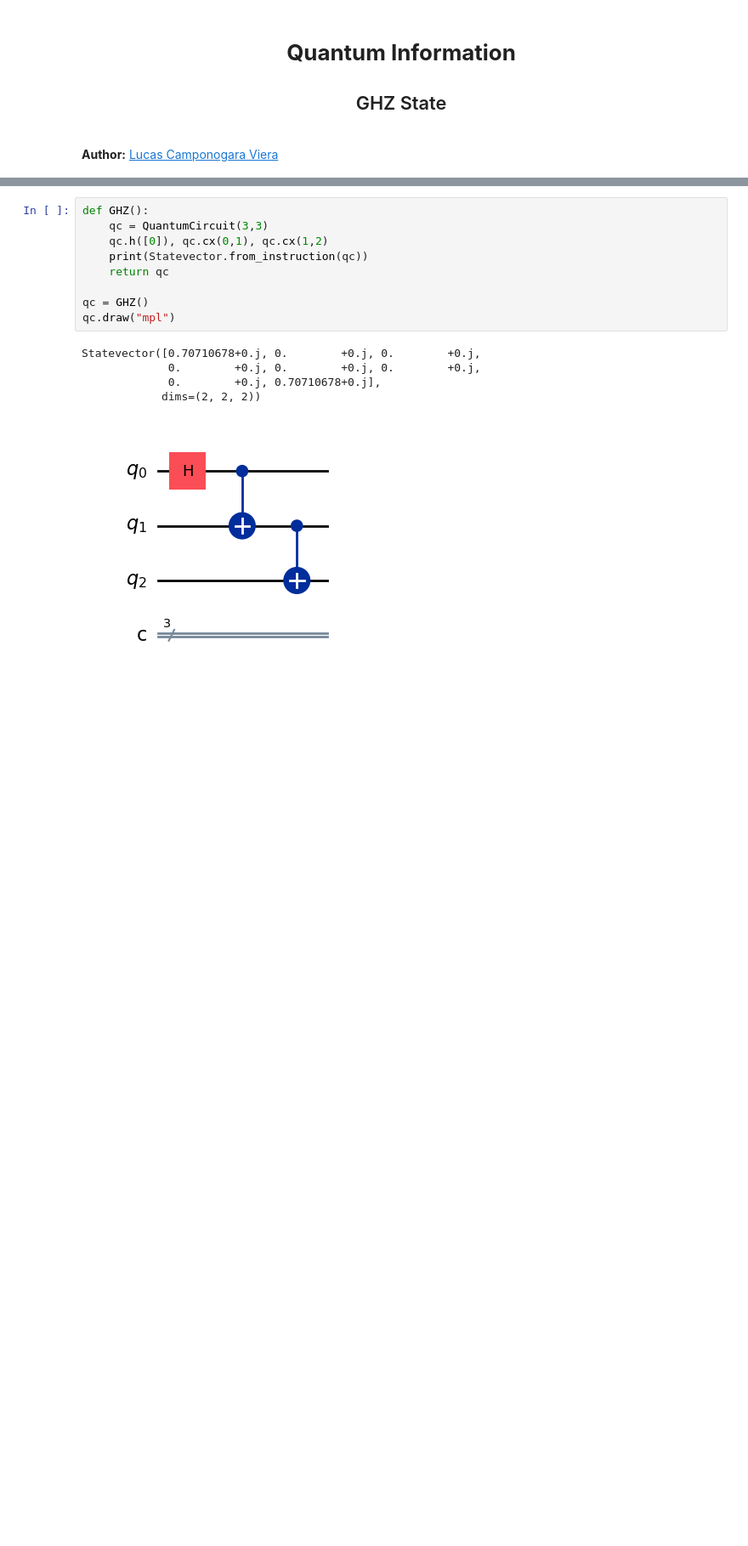
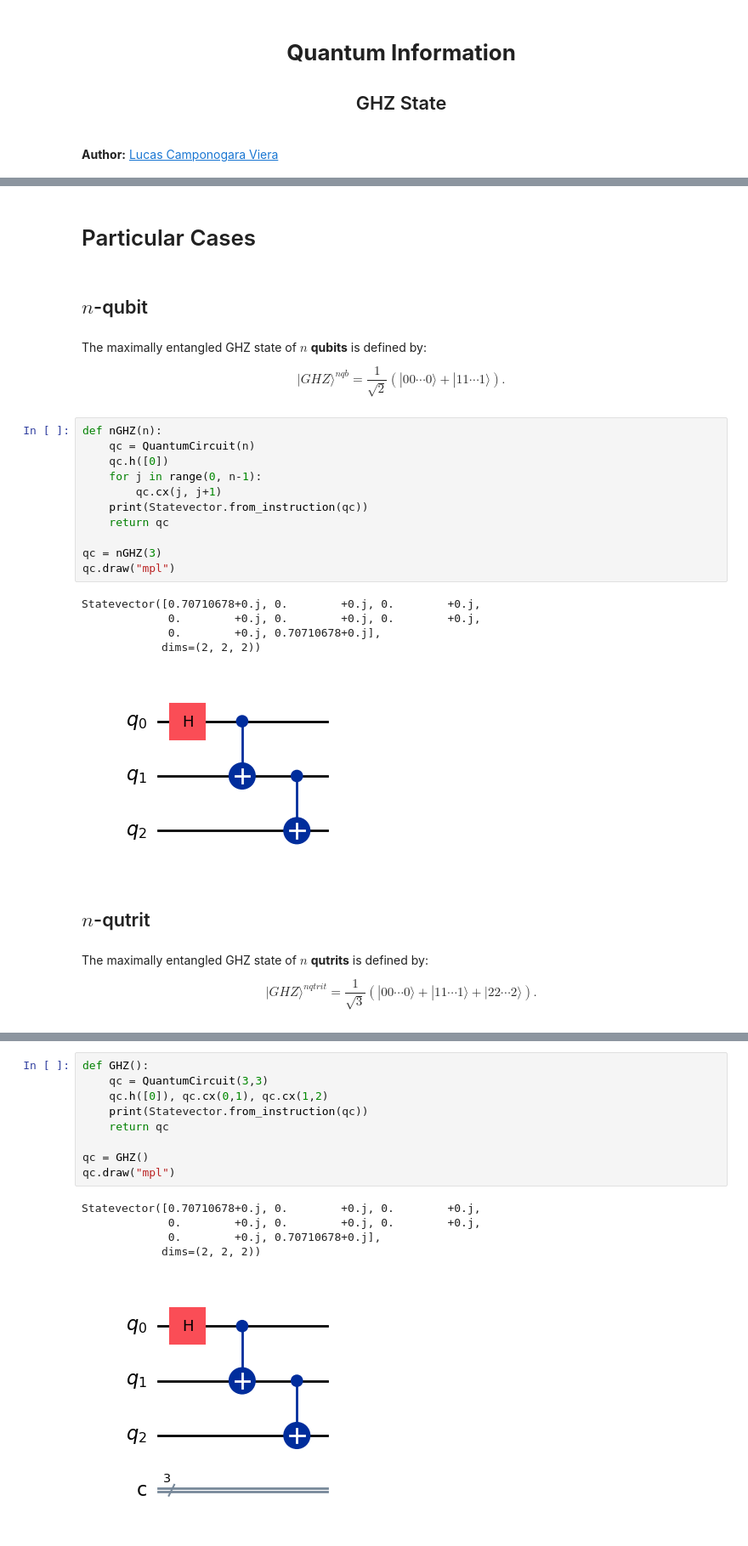
Before and after one commit to qucai-lab/qc-qiskit, a Jupyter notebook: notebooks/quantum_information/ghz.ipynb, the cells around one changed output, grey strips where cells are left out. Shown at 85% size. Drawn from its saved outputs; the diff is of its cells as text; blank space fills up the shorter version.

```diff
--- a/notebooks/quantum_information/ghz.ipynb
+++ b/notebooks/quantum_information/ghz.ipynb
@@ -24,0 +34,31 @@ import numpy as np
+# %% [markdown]
+# Particular Cases
+# %% [markdown]
+## $n$-qubit
+# %% [markdown]
+The maximally entangled GHZ state of $n$ **qubits** is defined by:
+
+$$|GHZ\rangle^{nqb} = \frac{1}{\sqrt 2}(|00 \cdots 0\rangle + |11 \cdots 1\rangle).$$
+# %%
+def nGHZ(n):
+    qc = QuantumCircuit(n)
+    qc.h([0])
+    for j in range(0, n-1):
+        qc.cx(j, j+1)
+    print(Statevector.from_instruction(qc))
+    return qc
+
+qc = nGHZ(3)
+qc.draw("mpl")
+# %% [output]
+Statevector([0.70710678+0.j, 0.        +0.j, 0.        +0.j,
+             0.        +0.j, 0.        +0.j, 0.        +0.j,
+             0.        +0.j, 0.70710678+0.j],
+            dims=(2, 2, 2))
+[figure, added]
+# %% [markdown]
+## $n$-qutrit
+# %% [markdown]
+The maximally entangled GHZ state of $n$ **qutrits** is defined by:
+
+$$|GHZ\rangle^{nqtrit} = \frac{1}{\sqrt 3}(|00 \cdots 0\rangle + |11 \cdots 1\rangle + |22 \cdots 2\rangle).$$
```
Also changed, not shown: parts of 11 cells of this notebook, 3 other files.
